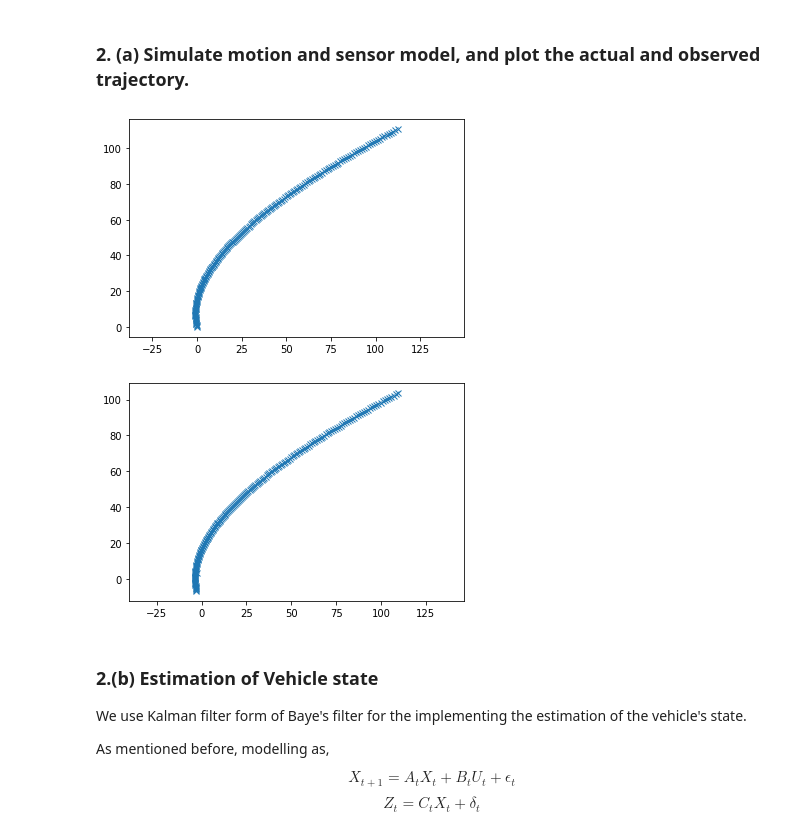
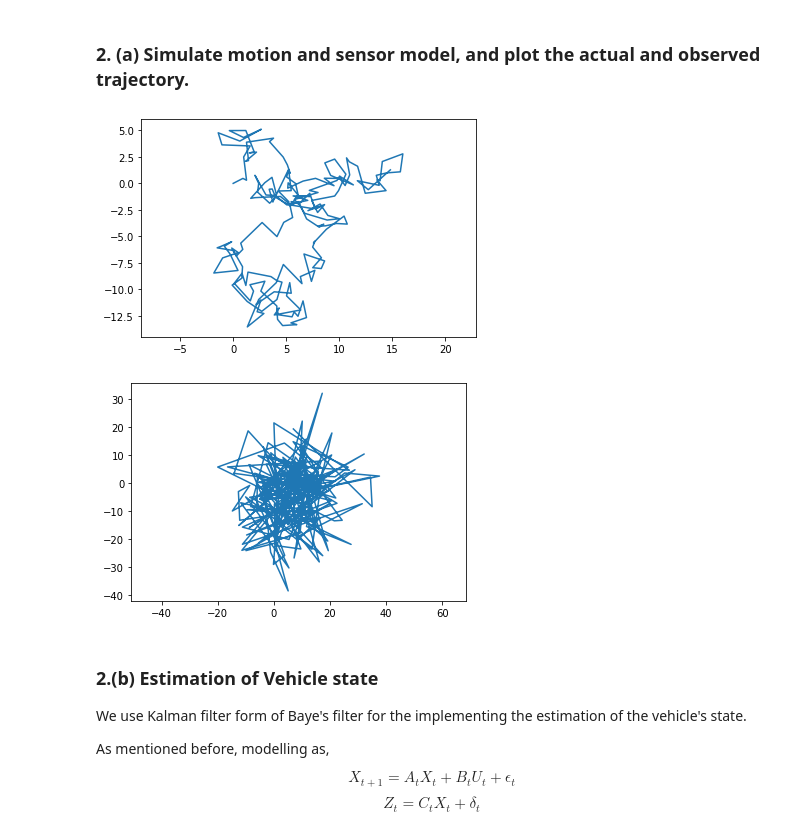
Before and after one commit to TheRealXster/COL864-Assgn1, a Jupyter notebook: A1_Q2.ipynb, the cells around one changed output. Saved outputs shown, nothing was run; the diff lists cells and outputs as text; code cells hidden in the pictures.

```diff
--- a/A1_Q2.ipynb
+++ b/A1_Q2.ipynb
@@ -57,38 +57,39 @@ def time_series(U, X_init , params):
     X_obs[0,:] = np.dot(C,X[0,:]) + ep_r
 
 
 
     X_obs[0,:] = np.random.multivariate_normal(meu_r,cov_r)
 
 
     for i in range(1,T):
-
+        ep_q = np.random.multivariate_normal(meu_q,cov_q)
         X[i,:] = np.dot(A,X[i-1,:])+np.dot(B,del_xy) + ep_q
 
+        ep_r = np.random.multivariate_normal(meu_r,cov_r)
         X_obs[i,:] = np.dot(C,X[i,:]) + ep_r
 
     return (X,X_obs)
 
 params = parameters()
 del_xy,X_init = zero_initializer()
 X,X_obs = time_series(del_xy,X_init,params)
 
 def plotter(X,X_obs):
 
     x, y = X[:,0],X[:,1]
-    plt.plot(x, y, 'x')
+    plt.plot(x, y)
     plt.axis('equal')
     plt.show()
 
     xd, yd = X_obs[:,0],X_obs[:,1]
-    plt.plot(xd, yd, 'x')
+    plt.plot(xd, yd)
     plt.axis('equal')
     plt.show()
 
 plotter(X,X_obs)
 # %% [output]
-[figure, old version]
+[figure, new version]
-[figure, old version]
+[figure, new version]
 # %% [markdown]
 ### 2.(b) Estimation of Vehicle state
 We use Kalman filter form of Baye's filter for the implementing the estimation of the vehicle's state.
```
Also changed, not shown: parts of 1 cell of this notebook.
